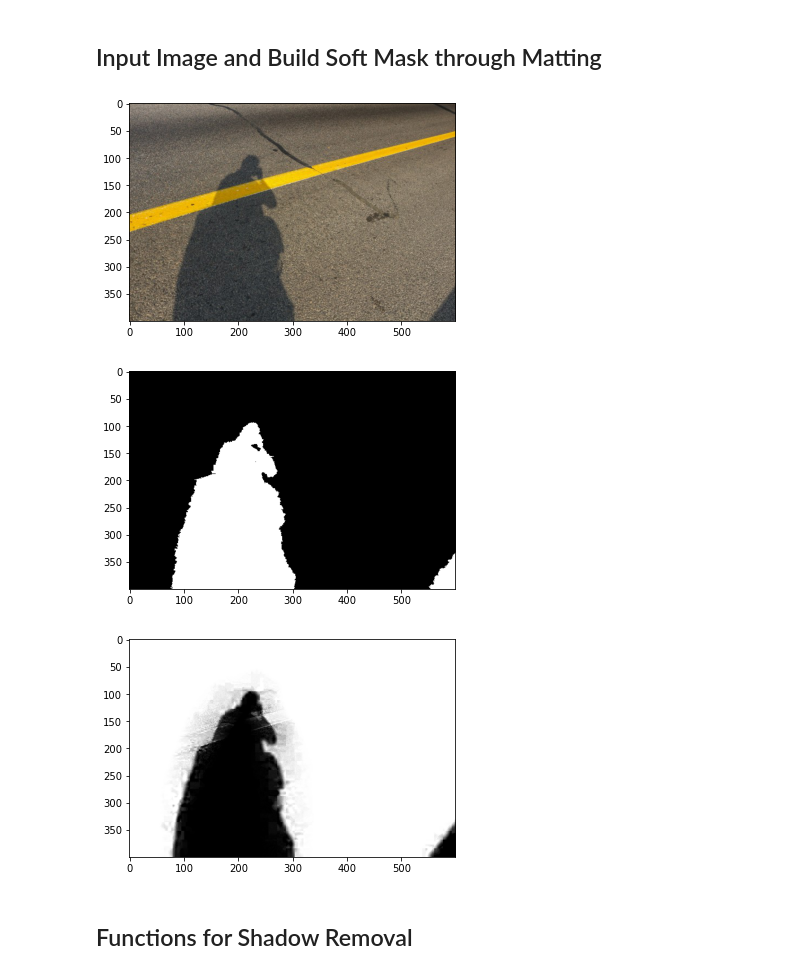
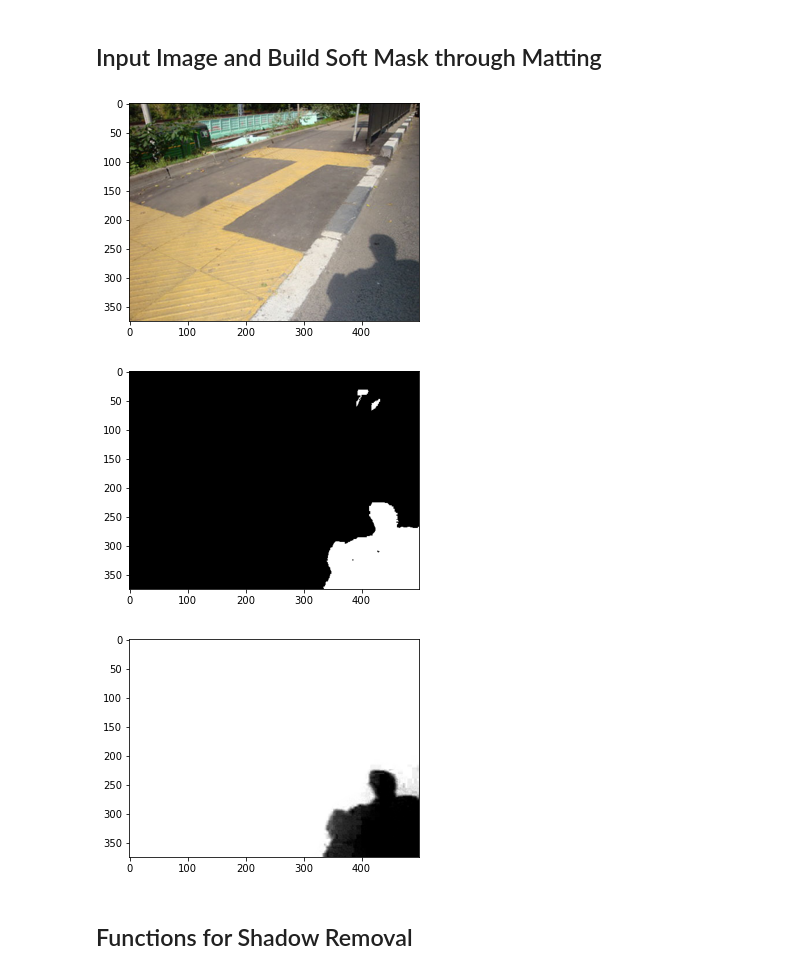
Before and after one commit to mrafay95/ShadowRemoval_pami12, a Jupyter notebook: ShadowRemoval.ipynb, the cells around one changed output. Drawn from its saved outputs; the diff is of its cells as text; code cells hidden in the pictures.

```diff
--- a/ShadowRemoval.ipynb
+++ b/ShadowRemoval.ipynb
@@ -14,46 +14,52 @@ import closed_form_matting
 # %% [markdown]
 ## Input Image and Build Soft Mask through Matting
 # %%
-#309834_600
-#87563
-#338398251_04f8821e2e_z
+
+image = 'road_shadow.png'
+image = 'crossing.png'
+
+image = 'road2.png'
+
+image = 'grass.png'
+image = 'nail.png'
+image = 'lawn.png'
+
+image = 'z10.png'
+image = 'snow.png'
+
+image = 'tennis.png'
+
+image = 'snow.png'
+image = 'footpath.png'
 
 
-
-#0_90968_12d98a11_XL
-#DSCF4142
-
-
-#road_shadow
-
-
-shadow_img = cv2.cvtColor(cv2.imread('Samples/ShadowImages/road_shadow.png'), cv2.COLOR_BGR2RGB).astype('double') / 255.0
+shadow_img = cv2.cvtColor(cv2.imread('Samples/ShadowImages/' + image), cv2.COLOR_BGR2RGB).astype('double') / 255.0
 plt.figure()
 plt.imshow(shadow_img)
 plt.show()
 
 
-hard_mask = cv2.cvtColor(cv2.imread('Samples/HardMasks/road_shadow.png'), cv2.COLOR_BGR2RGB).astype('double') / 255.0
+hard_mask = cv2.cvtColor(cv2.imread('Samples/HardMasks/' + image), cv2.COLOR_BGR2RGB).astype('double') / 255.0
 plt.imshow(hard_mask)
 plt.show()
 
-scribbles = cv2.imread('Samples/Scribbles/road_shadow.png', cv2.IMREAD_COLOR) / 255.0
+scribbles = cv2.imread('Samples/Scribbles/' + image, cv2.IMREAD_COLOR) / 255.0
 soft_mask = closed_form_matting.closed_form_matting_with_scribbles(shadow_img, scribbles)
 
 
-cv2.imwrite('Samples/SoftMasks/road_shadow.png', soft_mask * 255.0)
+cv2.imwrite('Samples/SoftMasks/' + image, soft_mask * 255.0)
 
 
-soft_mask = cv2.cvtColor(cv2.imread('Samples/SoftMasks/road_shadow.png'), cv2.COLOR_BGR2RGB).astype('double') / 255.0
+soft_mask = cv2.cvtColor(cv2.imread('Samples/SoftMasks/'+ image), cv2.COLOR_BGR2RGB).astype('double') / 255.0
 
 soft_mask = 1 - soft_mask
 
 plt.imshow(soft_mask)
 plt.show()
 # %% [output]
-[figure, old version]
+[figure, new version]
-[figure, old version]
+[figure, new version]
-[figure, old version]
+[figure, new version]
 # %% [markdown]
 ## Functions for Shadow Removal
 # %%
```
Also changed, not shown: parts of 3 cells of this notebook, 48 other files.
